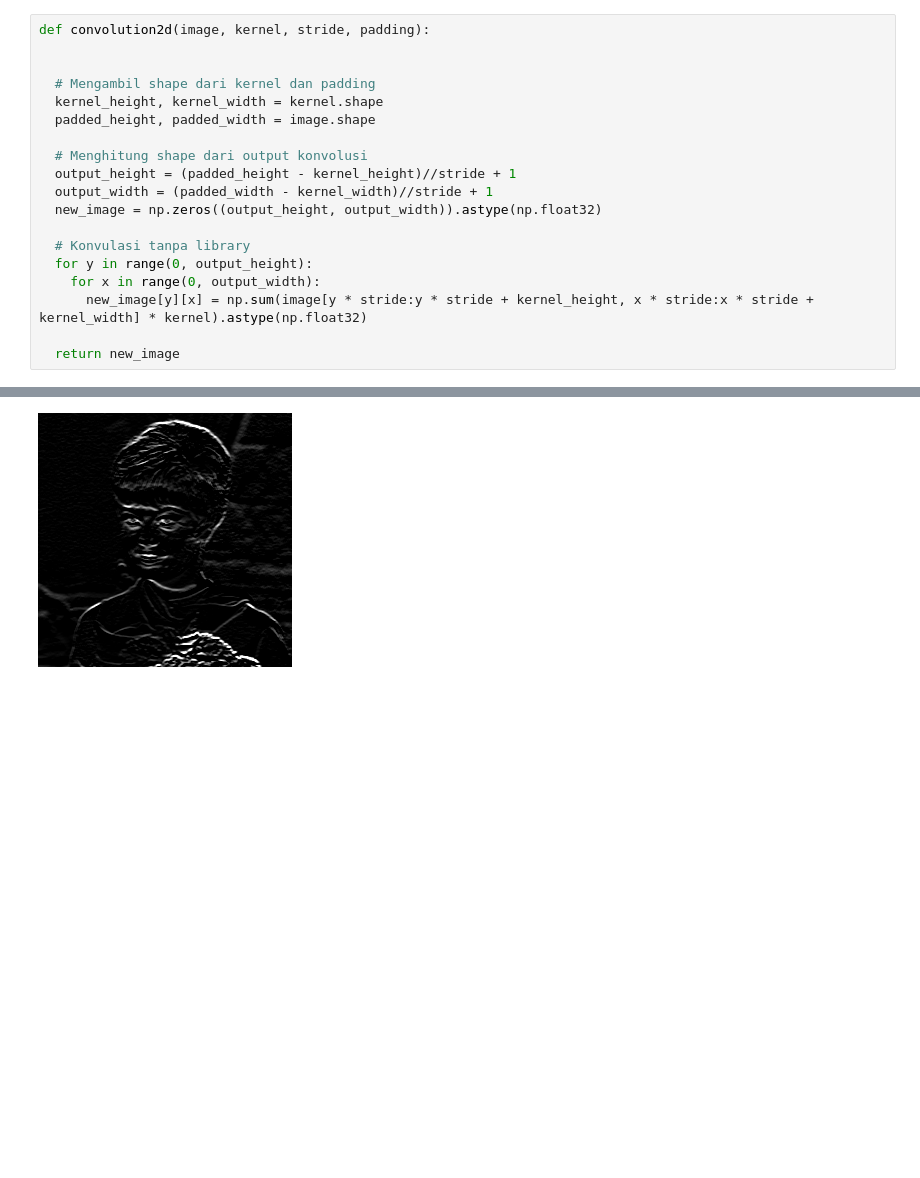
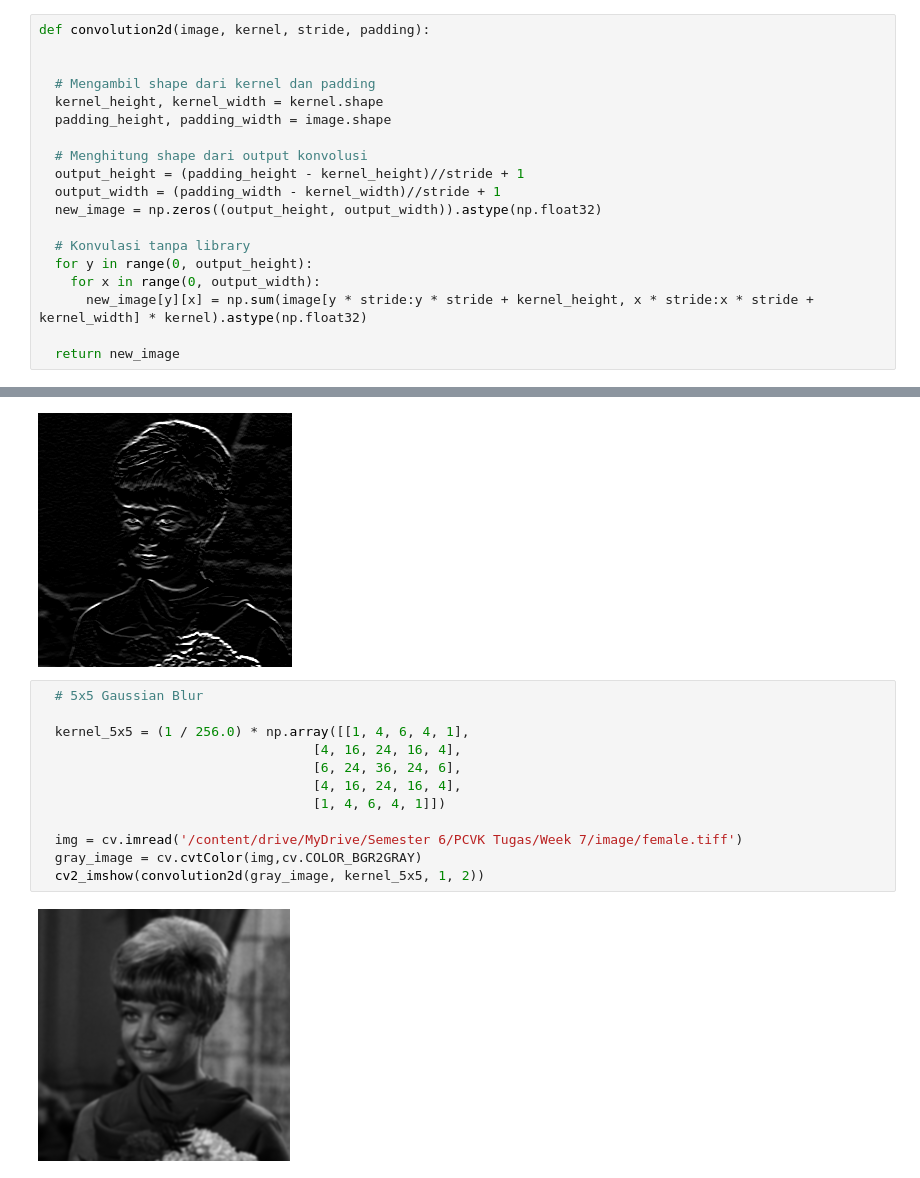
Before and after one commit to Wahjoe45/PCVK_GENAP_2023, a Jupyter notebook: week7.ipynb, the cells around one changed output, grey strips where cells are left out. Saved outputs shown, nothing was run; the diff lists cells and outputs as text; blank space fills up the shorter version.

```diff
--- a/week7.ipynb
+++ b/week7.ipynb
@@ -23,11 +23,11 @@ def convolution2d(image, kernel, stride, padding):
 
   # Mengambil shape dari kernel dan padding
   kernel_height, kernel_width = kernel.shape
-  padded_height, padded_width = image.shape
+  padding_height, padding_width = image.shape
 
   # Menghitung shape dari output konvolusi
-  output_height = (padded_height - kernel_height)//stride + 1
-  output_width = (padded_width - kernel_width)//stride + 1
+  output_height = (padding_height - kernel_height)//stride + 1
+  output_width = (padding_width - kernel_width)//stride + 1
   new_image = np.zeros((output_height, output_width)).astype(np.float32)
 
   # Konvulasi tanpa library
@@ -96,3 +96,17 @@ def convolution2d(image, kernel, stride, padding):
   cv2_imshow(convolution2d(gray_image, kernel_PE, 1, 2))
 # %% [output]
 [figure]
+# %%
+  # 5x5 Gaussian Blur
+
+  kernel_5x5 = (1 / 256.0) * np.array([[1, 4, 6, 4, 1],
+                                   [4, 16, 24, 16, 4],
+                                   [6, 24, 36, 24, 6],
+                                   [4, 16, 24, 16, 4],
+                                   [1, 4, 6, 4, 1]])
+
+  img = cv.imread('/content/drive/MyDrive/Semester 6/PCVK Tugas/Week 7/image/female.tiff')
+  gray_image = cv.cvtColor(img,cv.COLOR_BGR2GRAY)
+  cv2_imshow(convolution2d(gray_image, kernel_5x5, 1, 2))
+# %% [output]
+[figure, added]
```
